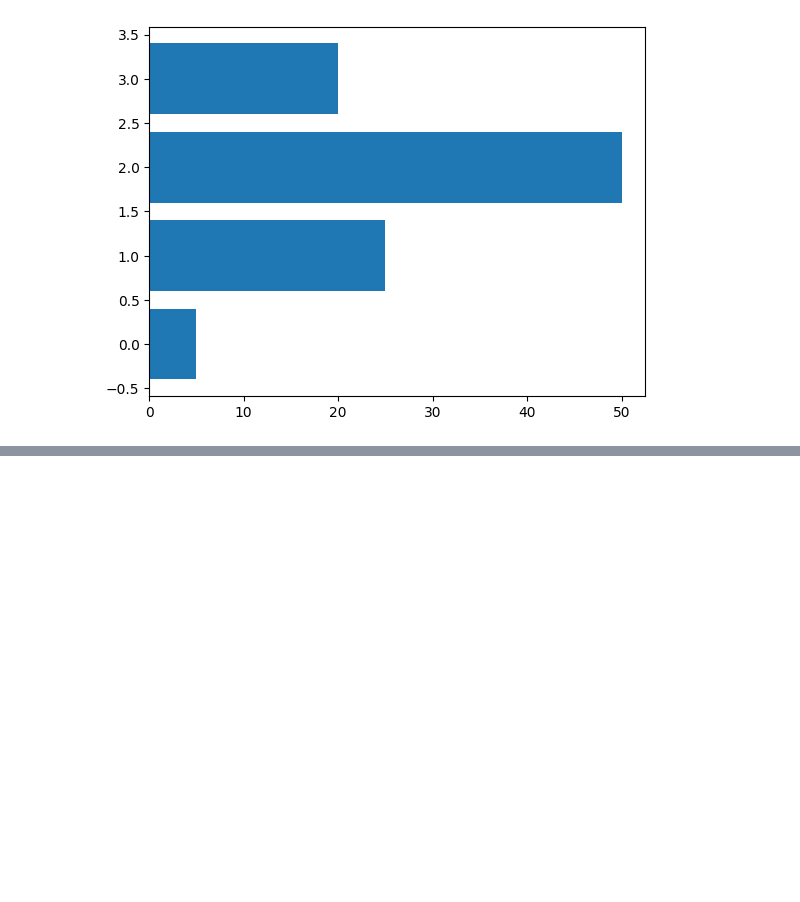
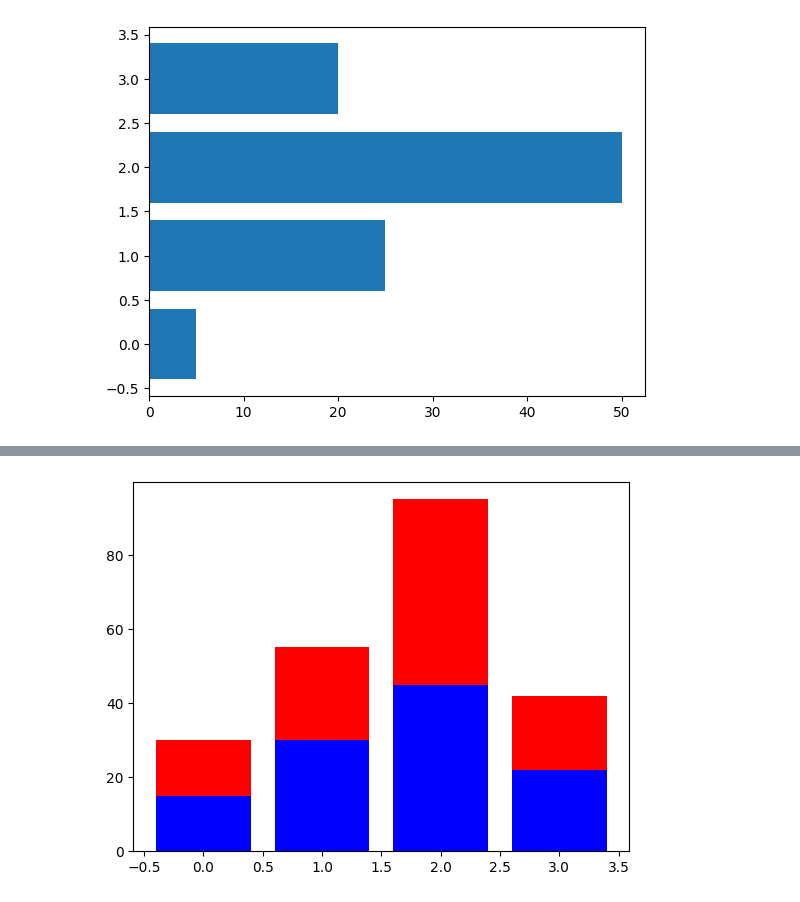
Before and after one commit to flyinacres/kaggle, a Jupyter notebook: matplotlib1.ipynb, the cells around one changed output, grey strips where cells are left out. Saved outputs shown, nothing was run; the diff lists cells and outputs as text; code cells hidden in the pictures; blank space fills up the shorter version.

```diff
--- a/matplotlib1.ipynb
+++ b/matplotlib1.ipynb
@@ -273,0 +274,13 @@ plt.show();
+# %%
+A = [15., 30., 45., 22.]
+
+B = [15., 25., 50., 20.]
+
+z2 = range(4)
+
+plt.bar(z2, A, color = 'b')
+plt.bar(z2, B, color = 'r', bottom = A)
+
+plt.show()
+# %% [output]
+[figure, added]
```
Also changed, not shown: parts of 6 cells of this notebook.
